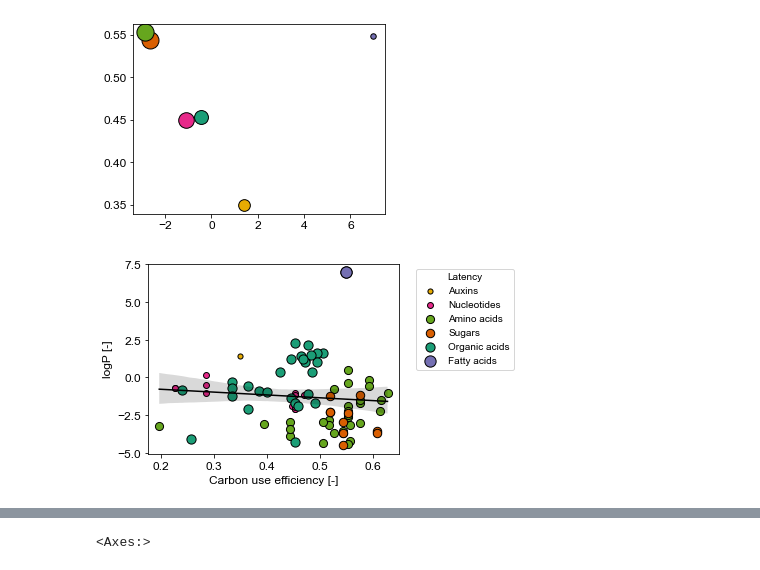
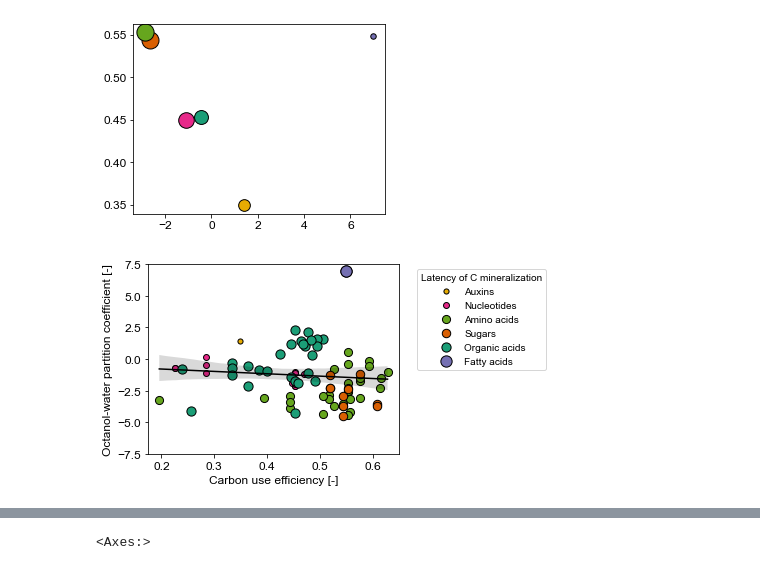
Before and after one commit to giannamars/DEBmicroTrait.jl, a Jupyter notebook: scripts/post_processing/batch_simulations.ipynb, the cells around one changed output, grey strips where cells are left out. Cells and saved outputs as stored; diff of their text form; code cells hidden in the pictures.

Commit message:
add plots

```diff
--- a/scripts/post_processing/batch_simulations.ipynb
+++ b/scripts/post_processing/batch_simulations.ipynb
@@ -505,0 +545,36 @@ df = pd.read_csv("/Users/glmarschmann/.julia/dev/DEBmicroTrait/files/output/isol
+# %%
+fig_width = 3.5                         # inches
+golden_mean = (np.sqrt(5)-1.0)/2.0      # Aesthetic ratio
+fig_height = 3.5      # height in inches
+dpi = 300.0                             # Convert inch to pt
+
+# Margins are specified as a fraction of axes size.
+# May need to adjust (especially left and bottom) to accomodate axes labels/tickmarks
+leftmargin = 0.15
+bottommargin = 0.2
+rightmargin = 0.05
+topmargin = 0.1
+# These two parameters are used for adjusting spacing between subplots (when used)
+wspace = 0.2
+hspace = 0.2
+
+fig_size =  [fig_width,fig_height]
+params = {'backend': 'svg',
+          'axes.labelsize': 11,
+          'axes.titlesize': 12,
+          'legend.fontsize': 10,
+          'xtick.labelsize': 12,
+          'ytick.labelsize': 12,
+          'figure.figsize': fig_size,
+          'text.usetex': False,
+          'font.family':'sans-serif',
+          'font.sans-serif':'Arial',
+          'svg.fonttype':'none'}
+# %%
+plt.rcParams.update(params)
+plt.figure(1)
+plt.clf()
+plt.axes([leftmargin,
+            bottommargin,
+            1.0 - rightmargin-leftmargin,
+            1.0 - topmargin-bottommargin])
@@ -589,15 +684,15 @@ ax = plt.gca()
 # %%
 ax = plt.gca()
 ax.scatter(df_bge_m_auxins["BGE"],df_bge_m_auxins["Xlogp3"],  s=np.median(df_bge_m_auxins["latency"]*20), c='#e6ab02',edgecolor='k', marker='o', label="Auxins")
 ax.scatter(df_bge_m_nucleos["BGE"],df_bge_m_nucleos["Xlogp3"], s=np.median(df_bge_m_nucleos["latency"]*20), c='#e7298a',edgecolor='k', marker='o', label="Nucleotides")
 ax.scatter(df_bge_m_aminos["BGE"],df_bge_m_aminos["Xlogp3"],  s=np.median(df_bge_m_aminos["latency"]/2), c='#66a61e',edgecolor='k', marker='o', label="Amino acids")
 ax.scatter(df_bge_m_sugars["BGE"],df_bge_m_sugars["Xlogp3"], s=np.median(df_bge_m_sugars["latency"]/2), color='#d95f02', edgecolor='k', marker='o', label="Sugars")
 ax.scatter(df_bge_m_organics["BGE"],df_bge_m_organics["Xlogp3"], s=np.median(df_bge_m_organics["latency"]/2), c='#1b9e77',edgecolor='k', marker='o', label="Organic acids")
 ax.scatter(df_bge_m_fattys["BGE"],df_bge_m_fattys["Xlogp3"], s=np.median(df_bge_m_fattys["latency"]/2), c='#7570b3',edgecolor='k', marker='o', label="Fatty acids")
 ax = sns.regplot(x="BGE", y="Xlogp3", data=df_monomer_all, marker="", line_kws={"color":"black","alpha":1.0,"lw":1.5})
-ax.set(xlabel="Carbon use efficiency [-]", ylabel="logP [-]")
-ax.set_yticks([-5, -2.5, 0, 2.5, 5, 7.5])
-plt.legend(bbox_to_anchor=(1.05, 1.0), title="Latency")
+ax.set(xlabel="Carbon use efficiency [-]", ylabel="Octanol-water partition coefficient [-]")
+ax.set_yticks([-7.5, -5, -2.5, 0, 2.5, 5, 7.5])
+plt.legend(bbox_to_anchor=(1.05, 1.0), title="Latency of C mineralization")
 plt.savefig("/Users/glmarschmann/.julia/dev/DEBmicroTrait_Full/pnas/figures_suppl/isolates_batch_model_logP.svg", format="svg")
 # %% [output]
-[figure, old version]
+[figure, new version]
```
Also changed, not shown: parts of 40 cells of this notebook, 4 other files.
